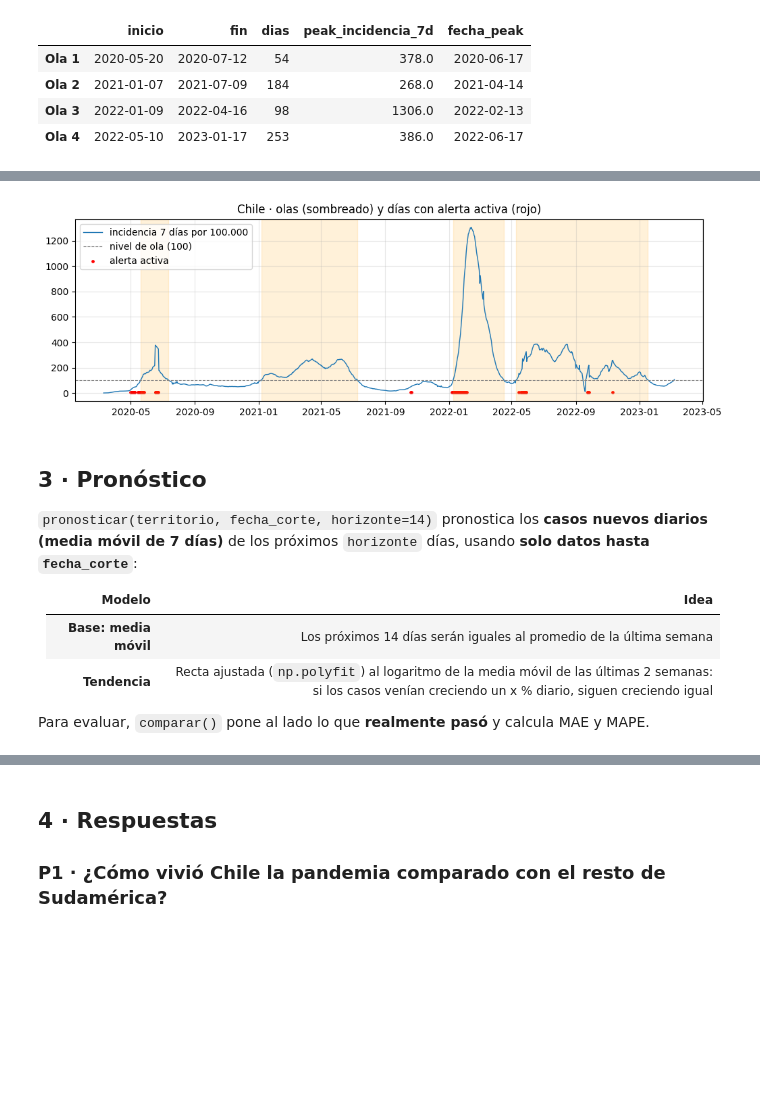
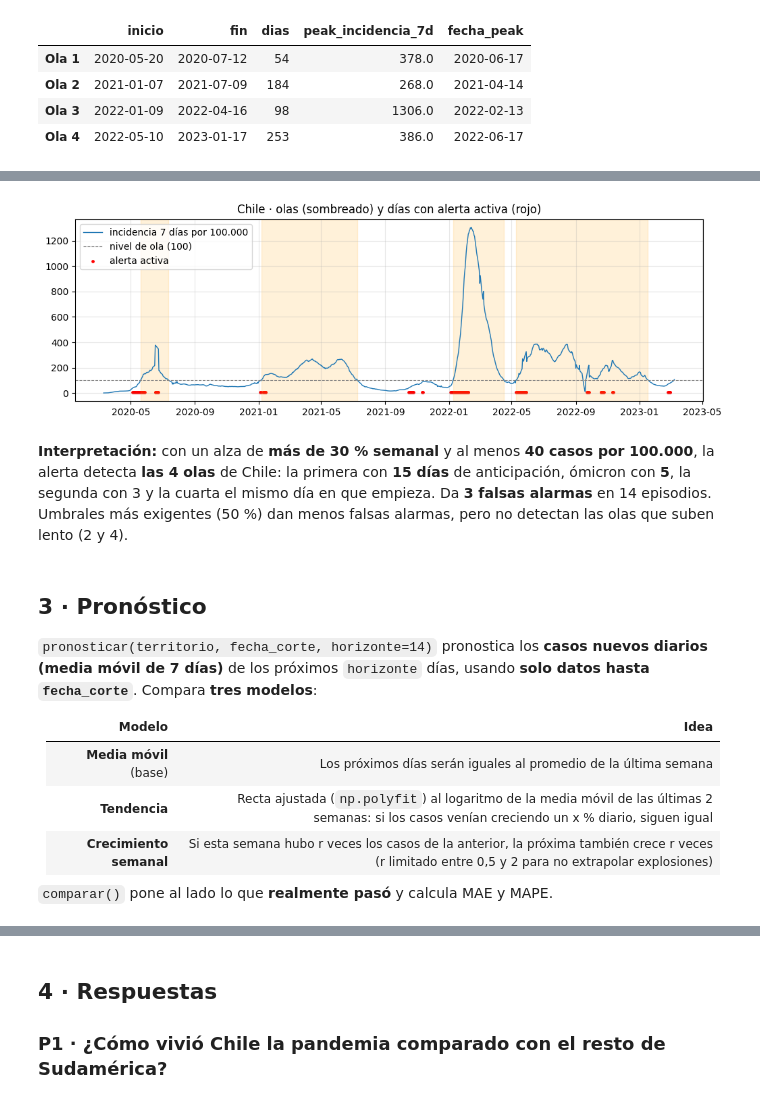
Before and after one commit to facuna-m/proyecto-gestion-datos-2026, a Jupyter notebook: notebooks/04_analisis_prediccion.ipynb, the cells around one changed output, grey strips where cells are left out. Drawn from its saved outputs; the diff is of its cells as text; code cells hidden in the pictures; blank space fills up the shorter version.

```diff
--- a/notebooks/04_analisis_prediccion.ipynb
+++ b/notebooks/04_analisis_prediccion.ipynb
@@ -209,0 +198,10 @@ Episodios de alerta: 10 | falsas alarmas: 1
+# %%
+# Elegir: todas las olas detectadas, menos falsas alarmas y, si empatan, más anticipación promedio
+calibracion['anticipacion_media'] = calibracion['anticipacion_dias'].apply(np.nanmean)
+candidatas = calibracion[calibracion['olas_detectadas'] == len(olas_chile)]
+mejor = candidatas.sort_values(['falsas_alarmas', 'anticipacion_media'], ascending=[True, False]).iloc[0]
+UMBRAL_VARIACION = int(mejor['umbral_variacion'])   # % de alza semanal
+UMBRAL_MINIMO = int(mejor['umbral_minimo'])         # casos por 100.000 en 7 días
+print(f'Umbral elegido: alza > {UMBRAL_VARIACION} % en una semana y al menos {UMBRAL_MINIMO} casos por 100.000')
+print('Anticipación por ola (días):', mejor['anticipacion_dias'], '| falsas alarmas:', mejor['falsas_alarmas'],
+      'de', mejor['episodios'], 'episodios')
@@ -209,0 +214,22 @@ Episodios de alerta: 10 | falsas alarmas: 1
+# %%
+def alerta(territorio, fecha):
+    fecha = pd.Timestamp(fecha)
+    s = serie[(serie['territorio'] == territorio) & (serie['fecha'] <= fecha)]   # solo el pasado
+    nuevos = s['casos_nuevos'].clip(lower=0)
+    pob = s['poblacion'].iloc[0]
+    inc_actual = nuevos.tail(7).sum() / pob * 100000
+    inc_anterior = nuevos.iloc[-14:-7].sum() / pob * 100000
+    if inc_anterior > 0:
+        variacion = (inc_actual / inc_anterior - 1) * 100
+    else:
+        variacion = np.nan
+    activa = (variacion > UMBRAL_VARIACION) and (inc_actual >= UMBRAL_MINIMO)
+    return {'territorio': territorio, 'fecha': fecha.date(), 'incidencia_7d': round(inc_actual, 1),
+            'incidencia_semana_anterior': round(inc_anterior, 1), 'variacion_%': round(variacion, 1),
+            'alerta': 'ACTIVA' if activa else 'no'}
+
+# Comprobación: alerta() y historia_alerta() dan lo mismo
+historia = historia_alerta('Chile', UMBRAL_VARIACION, UMBRAL_MINIMO)
+for f in ['2020-05-10', '2021-12-27', '2022-01-05', '2022-06-01']:
+    assert (alerta('Chile', f)['alerta'] == 'ACTIVA') == historia[f]
+alerta('Chile', '2022-01-05')
@@ -210,29 +256,32 @@ Episodios de alerta: 10 | falsas alarmas: 1
 # %%
 chile = serie[serie['territorio'] == 'Chile']
 fig, ax = plt.subplots(figsize=(12, 3.5))
 ax.plot(chile['fecha'], chile['incidencia_7d'], linewidth=1, label='incidencia 7 días por 100.000')
 ax.axhline(100, color='gray', linestyle='--', linewidth=0.8, label='nivel de ola (100)')
-alertas = historia[historia['activa']]
-ax.scatter(alertas['fecha'], [5] * len(alertas), color='red', s=6, label='alerta activa')
+dias_alerta = historia[historia].index
+ax.scatter(dias_alerta, [5] * len(dias_alerta), color='red', s=6, label='alerta activa')
 for nombre, ola in olas_chile.iterrows():
     ax.axvspan(ola['inicio'], ola['fin'], color='orange', alpha=0.15)
 ax.set_title('Chile · olas (sombreado) y días con alerta activa (rojo)')
 ax.legend(loc='upper left')
 ax.grid(alpha=0.3)
 plt.show()
 # %% [output]
-[figure, old version]
+[figure, new version]
+# %% [markdown]
+**Interpretación:** con un alza de **más de 30 % semanal** y al menos **40 casos por 100.000**, la alerta detecta **las 4 olas** de Chile: la primera con **15 días** de anticipación, ómicron con **5**, la segunda con 3 y la cuarta el mismo día en que empieza. Da **3 falsas alarmas** en 14 episodios. Umbrales más exigentes (50 %) dan menos falsas alarmas, pero no detectan las olas que suben lento (2 y 4).
 # %% [markdown]
 ## 3 · Pronóstico
 
-`pronosticar(territorio, fecha_corte, horizonte=14)` pronostica los **casos nuevos diarios (media móvil de 7 días)** de los próximos `horizonte` días, usando **solo datos hasta `fecha_corte`**:
+`pronosticar(territorio, fecha_corte, horizonte=14)` pronostica los **casos nuevos diarios (media móvil de 7 días)** de los próximos `horizonte` días, usando **solo datos hasta `fecha_corte`**. Compara **tres modelos**:
 
 | Modelo | Idea |
 |---|---|
-| **Base: media móvil** | Los próximos 14 días serán iguales al promedio de la última semana |
-| **Tendencia** | Recta ajustada (`np.polyfit`) al logaritmo de la media móvil de las últimas 2 semanas: si los casos venían creciendo un x % diario, siguen creciendo igual |
+| **Media móvil** (base) | Los próximos días serán iguales al promedio de la última semana |
+| **Tendencia** | Recta ajustada (`np.polyfit`) al logaritmo de la media móvil de las últimas 2 semanas: si los casos venían creciendo un x % diario, siguen igual |
+| **Crecimiento semanal** | Si esta semana hubo r veces los casos de la anterior, la próxima también crece r veces (r limitado entre 0,5 y 2 para no extrapolar explosiones) |
 
-Para evaluar, `comparar()` pone al lado lo que **realmente pasó** y calcula MAE y MAPE.
+`comparar()` pone al lado lo que **realmente pasó** y calcula MAE y MAPE.
 # %%
 def pronosticar(territorio, fecha_corte, horizonte=14):
     fecha_corte = pd.Timestamp(fecha_corte)
```
Also changed, not shown: parts of 23 cells of this notebook, 4 other files.
